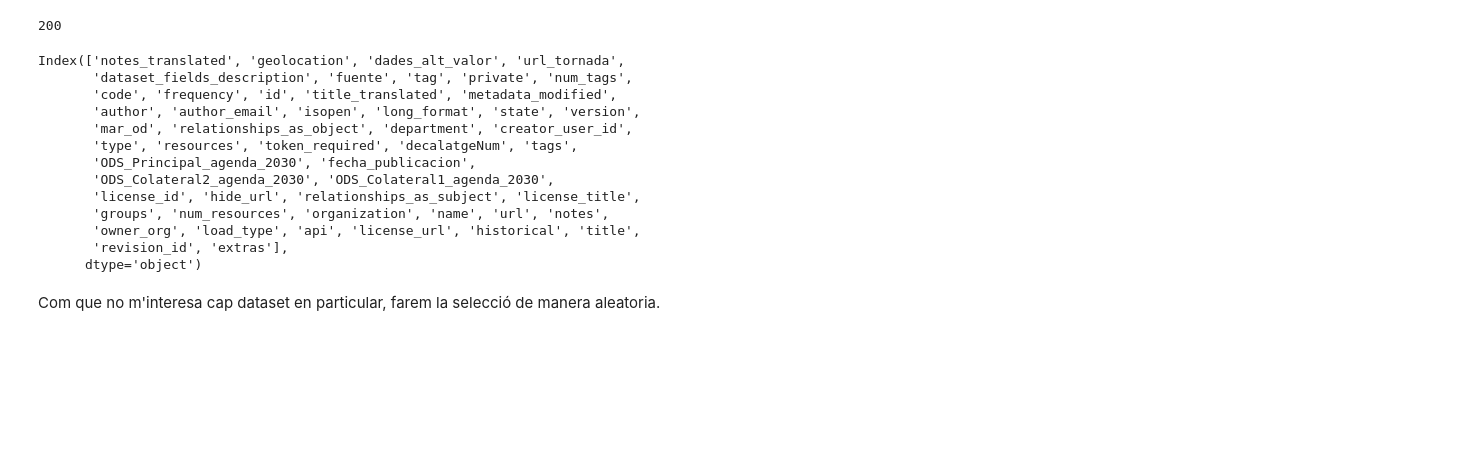
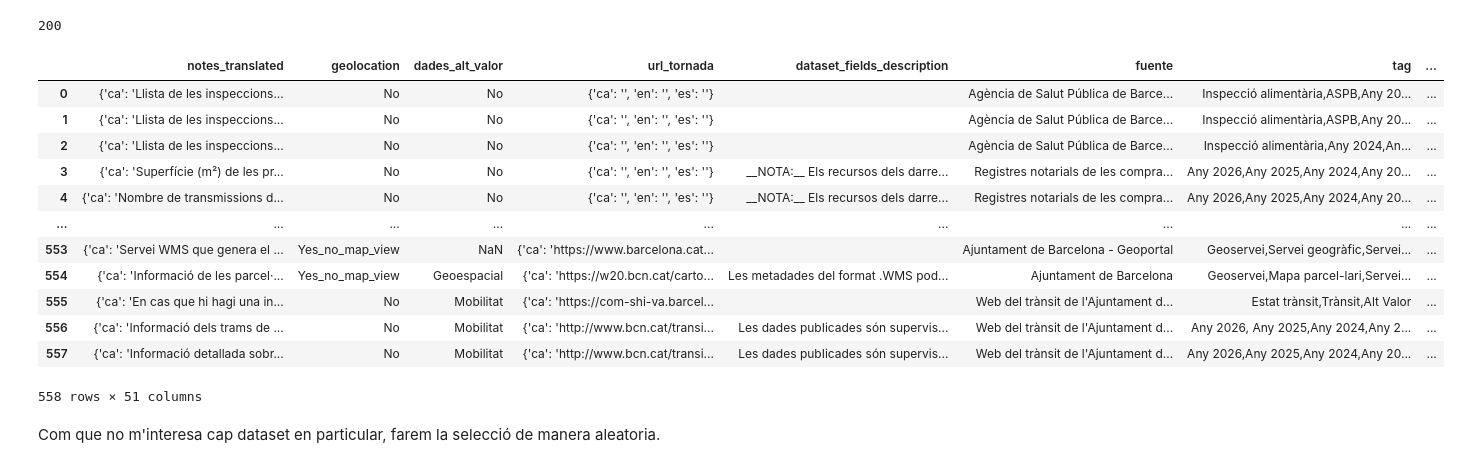
Before and after one commit to Aksce98/IT-Academy, a Jupyter notebook: Sprint_10/Sprint_10.ipynb, the cells around one changed output. Cells and saved outputs as stored; diff of their text form; code cells hidden in the pictures; blank space fills up the shorter version.

```diff
--- a/Sprint_10/Sprint_10.ipynb
+++ b/Sprint_10/Sprint_10.ipynb
@@ -189,21 +210,21 @@ r_bcn.status_code
 200
 # %%
 df = pd.DataFrame.from_dict(r_bcn.json()['result'])
-df.columns
+df
 # %% [output]
+|  | notes_translated | geolocation | dades_alt_valor | url_tornada | dataset_fields_description | fuente | tag | ... |
+| 0 | {'ca': 'Llista de les inspeccions... | No | No | {'ca': '', 'en': '', 'es': ''} |  | Agència de Salut Pública de Barce... | Inspecció alimentària,ASPB,Any 20... | ... |
+| 1 | {'ca': 'Llista de les inspeccions... | No | No | {'ca': '', 'en': '', 'es': ''} |  | Agència de Salut Pública de Barce... | Inspecció alimentària,ASPB,Any 20... | ... |
+| 2 | {'ca': 'Llista de les inspeccions... | No | No | {'ca': '', 'en': '', 'es': ''} |  | Agència de Salut Pública de Barce... | Inspecció alimentària,Any 2024,An... | ... |
+| 3 | {'ca': 'Superfície (m²) de les pr... | No | No | {'ca': '', 'en': '', 'es': ''} | __NOTA:__ Els recursos dels darre... | Registres notarials de les compra... | Any 2026,Any 2025,Any 2024,Any 20... | ... |
+| 4 | {'ca': 'Nombre de transmissions d... | No | No | {'ca': '', 'en': '', 'es': ''} | __NOTA:__ Els recursos dels darre... | Registres notarials de les compra... | Any 2026,Any 2025,Any 2024,Any 20... | ... |
+| ... | ... | ... | ... | ... | ... | ... | ... | ... |
+| 553 | {'ca': 'Servei WMS que genera el ... | Yes_no_map_view | NaN | {'ca': 'https://www.barcelona.cat... |  | Ajuntament de Barcelona - Geoportal | Geoservei,Servei geogràfic,Servei... | ... |
+| 554 | {'ca': 'Informació de les parcel·... | Yes_no_map_view | Geoespacial | {'ca': 'https://w20.bcn.cat/carto... | Les metadades del format .WMS pod... | Ajuntament de Barcelona | Geoservei,Mapa parcel-lari,Servei... | ... |
+| 555 | {'ca': 'En cas que hi hagi una in... | No | Mobilitat | {'ca': 'https://com-shi-va.barcel... |  | Web del trànsit de l'Ajuntament d... | Estat trànsit,Trànsit,Alt Valor | ... |
+| 556 | {'ca': 'Informació dels trams de ... | No | Mobilitat | {'ca': 'http://www.bcn.cat/transi... | Les dades pubIicades són supervis... | Web del trànsit de l'Ajuntament d... | Any 2026, Any 2025,Any 2024,Any 2... | ... |
+| 557 | {'ca': 'Informació detallada sobr... | No | Mobilitat | {'ca': 'http://www.bcn.cat/transi... | Les dades pubIicades són supervis... | Web del trànsit de l'Ajuntament d... | Any 2026,Any 2025,Any 2024,Any 20... | ... |
-Index(['notes_translated', 'geolocation', 'dades_alt_valor', 'url_tornada',
-       'dataset_fields_description', 'fuente', 'tag', 'private', 'num_tags',
-       'code', 'frequency', 'id', 'title_translated', 'metadata_modified',
-       'author', 'author_email', 'isopen', 'long_format', 'state', 'version',
-       'mar_od', 'relationships_as_object', 'department', 'creator_user_id',
-       'type', 'resources', 'token_required', 'decalatgeNum', 'tags',
-       'ODS_Principal_agenda_2030', 'fecha_publicacion',
-       'ODS_Colateral2_agenda_2030', 'ODS_Colateral1_agenda_2030',
-       'license_id', 'hide_url', 'relationships_as_subject', 'license_title',
-       'groups', 'num_resources', 'organization', 'name', 'url', 'notes',
-       'owner_org', 'load_type', 'api', 'license_url', 'historical', 'title',
-       'revision_id', 'extras'],
-      dtype='object')
+558 rows × 51 columns
 # %% [markdown]
 Com que no m'interesa cap dataset en particular, farem la selecció de manera aleatoria.
 # %% [markdown]
```
Also changed, not shown: parts of 7 cells of this notebook.
